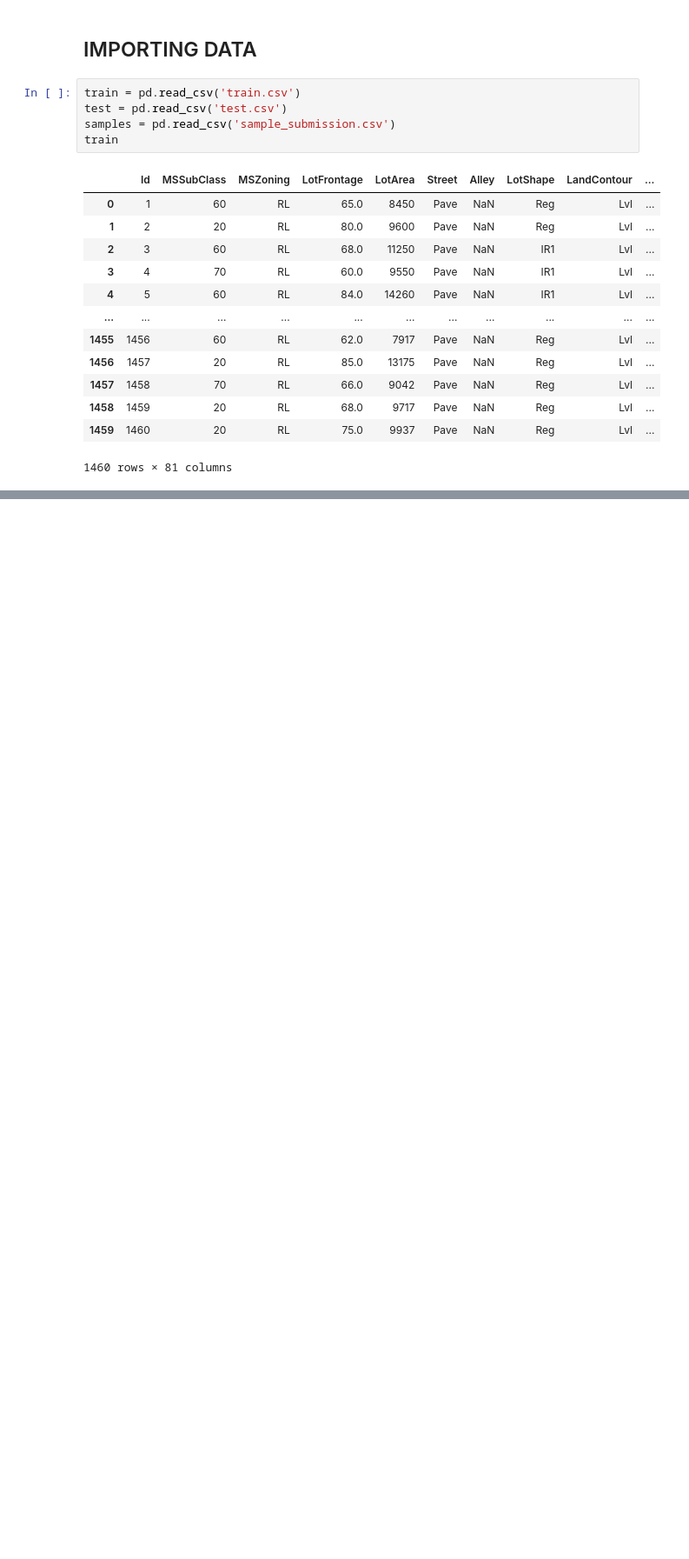
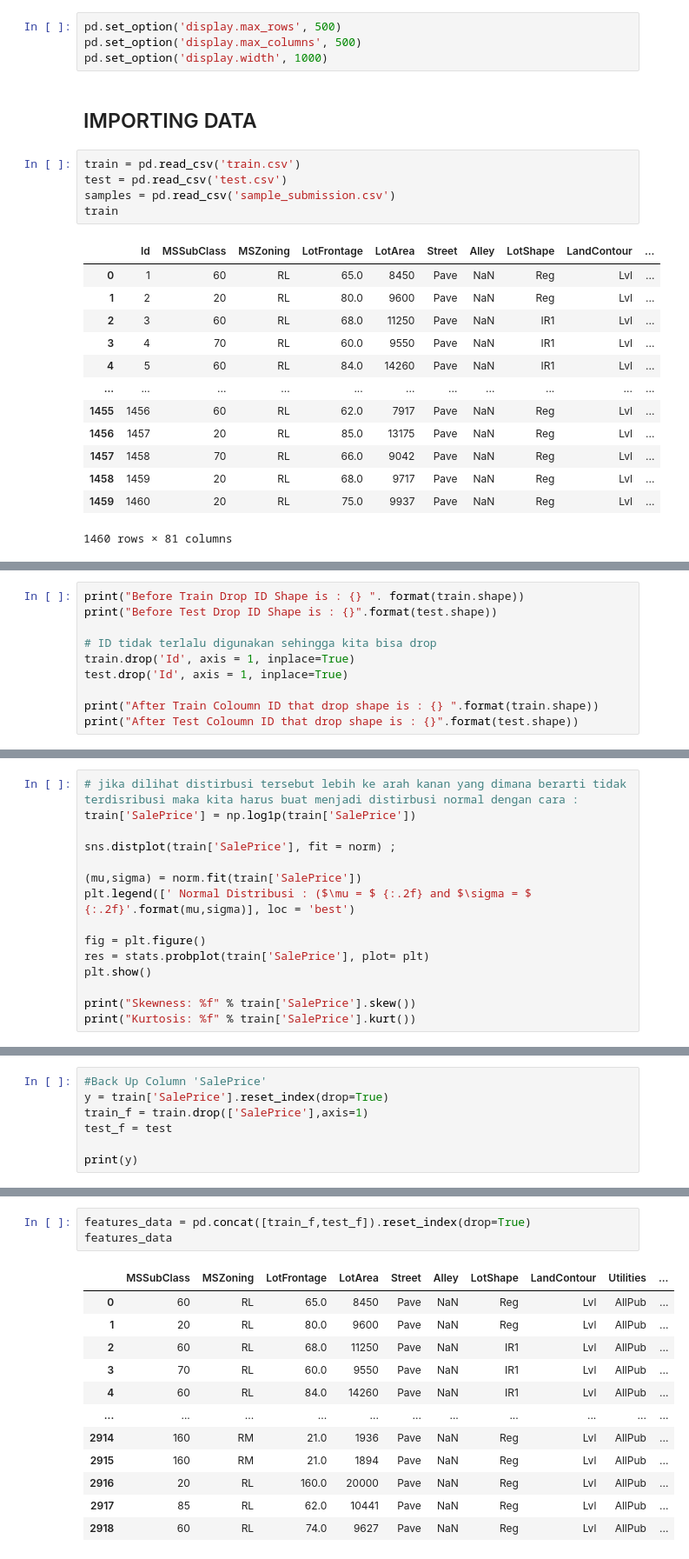
Before and after one commit to adamhadip/Competition_Kaggle, a Jupyter notebook: Code Data/data.ipynb, the cells around one changed output, grey strips where cells are left out. Shown at 87% size. Cells and saved outputs as stored; diff of their text form; blank space fills up the shorter version.

```diff
--- a/Code Data/data.ipynb
+++ b/Code Data/data.ipynb
@@ -6,3 +9,7 @@ import numpy as np
+# %%
+pd.set_option('display.max_rows', 500)
+pd.set_option('display.max_columns', 500)
+pd.set_option('display.width', 1000)
 # %% [markdown]
 ## IMPORTING DATA
 # %%
@@ -26,0 +36,10 @@ train
+# %%
+print("Before Train Drop ID Shape is : {} ". format(train.shape))
+print("Before Test Drop ID Shape is : {}".format(test.shape))
+
+# ID tidak terlalu digunakan sehingga kita bisa drop
+train.drop('Id', axis = 1, inplace=True)
+test.drop('Id', axis = 1, inplace=True)
+
+print("After Train Coloumn ID that drop shape is : {} ".format(train.shape))
+print("After Test Coloumn ID that drop shape is : {}".format(test.shape))
@@ -26,0 +78,15 @@ train
+# %%
+# jika dilihat distirbusi tersebut lebih ke arah kanan yang dimana berarti tidak terdisribusi maka kita harus buat menjadi distirbusi normal dengan cara :
+train['SalePrice'] = np.log1p(train['SalePrice'])
+
+sns.distplot(train['SalePrice'], fit = norm) ;
+
+(mu,sigma) = norm.fit(train['SalePrice'])
+plt.legend([' Normal Distribusi : ($\mu = $ {:.2f} and $\sigma = $ {:.2f}'.format(mu,sigma)], loc = 'best')
+
+fig = plt.figure()
+res = stats.probplot(train['SalePrice'], plot= plt)
+plt.show()
+
+print("Skewness: %f" % train['SalePrice'].skew())
+print("Kurtosis: %f" % train['SalePrice'].kurt())
@@ -26,0 +128,7 @@ train
+# %%
+#Back Up Column 'SalePrice'
+y = train['SalePrice'].reset_index(drop=True)
+train_f = train.drop(['SalePrice'],axis=1)
+test_f = test
+
+print(y)
@@ -26,0 +148,16 @@ train
+# %%
+features_data = pd.concat([train_f,test_f]).reset_index(drop=True)
+features_data
+# %% [output]
+|  | MSSubClass | MSZoning | LotFrontage | LotArea | Street | Alley | LotShape | LandContour | Utilities | ... |
+| 0 | 60 | RL | 65.0 | 8450 | Pave | NaN | Reg | Lvl | AllPub | ... |
+| 1 | 20 | RL | 80.0 | 9600 | Pave | NaN | Reg | Lvl | AllPub | ... |
+| 2 | 60 | RL | 68.0 | 11250 | Pave | NaN | IR1 | Lvl | AllPub | ... |
+| 3 | 70 | RL | 60.0 | 9550 | Pave | NaN | IR1 | Lvl | AllPub | ... |
+| 4 | 60 | RL | 84.0 | 14260 | Pave | NaN | IR1 | Lvl | AllPub | ... |
+| ... | ... | ... | ... | ... | ... | ... | ... | ... | ... | ... |
+| 2914 | 160 | RM | 21.0 | 1936 | Pave | NaN | Reg | Lvl | AllPub | ... |
+| 2915 | 160 | RM | 21.0 | 1894 | Pave | NaN | Reg | Lvl | AllPub | ... |
+| 2916 | 20 | RL | 160.0 | 20000 | Pave | NaN | Reg | Lvl | AllPub | ... |
+| 2917 | 85 | RL | 62.0 | 10441 | Pave | NaN | Reg | Lvl | AllPub | ... |
+| 2918 | 60 | RL | 74.0 | 9627 | Pave | NaN | Reg | Lvl | AllPub | ... |
```
Also changed, not shown: parts of 19 cells of this notebook.
